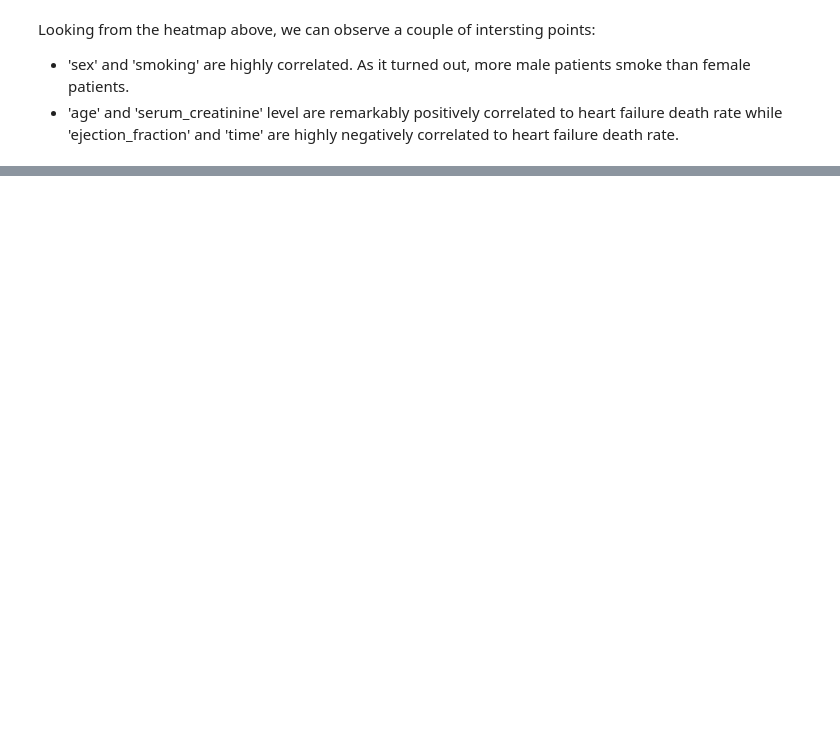
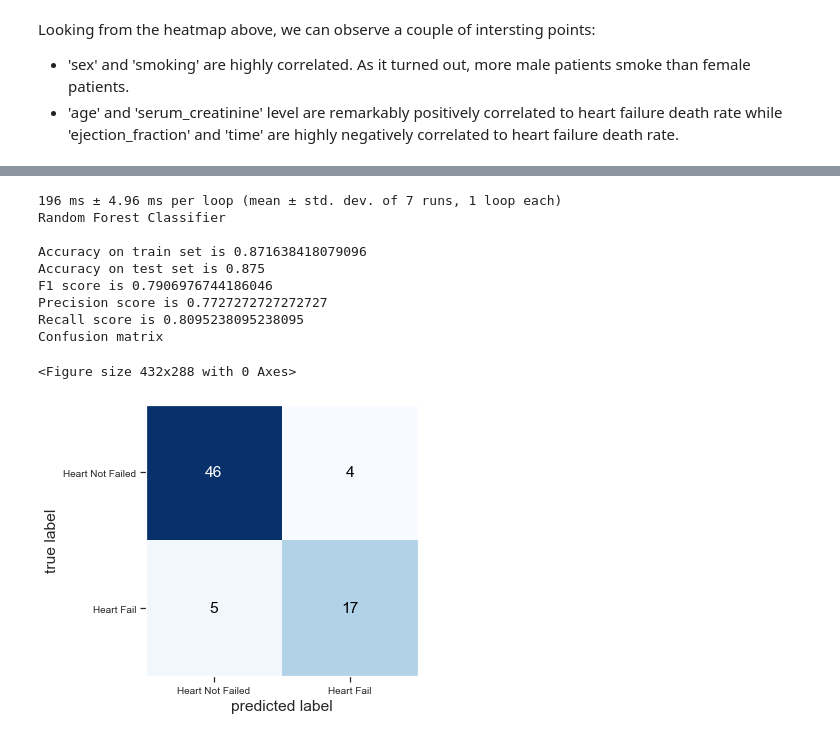
Before and after one commit to vilandao/heart_failure_prediction, a Jupyter notebook: heart_failure_prediction.ipynb, the cells around one changed output, grey strips where cells are left out. Saved outputs shown, nothing was run; the diff lists cells and outputs as text; code cells hidden in the pictures; blank space fills up the shorter version.

```diff
--- a/heart_failure_prediction.ipynb
+++ b/heart_failure_prediction.ipynb
@@ -313,0 +435,16 @@ Looking from the heatmap above, we can observe a couple of intersting points:
+# %%
+# Random forest classifier:
+rfc = RandomForestClassifier(n_estimators=200, criterion='entropy', max_depth=2, random_state=123)
+model_execute(rfc, "Random Forest Classifier", X_train, y_train, X_test, y_test)
+# %% [output]
+196 ms ± 4.96 ms per loop (mean ± std. dev. of 7 runs, 1 loop each)
+Random Forest Classifier
+
+Accuracy on train set is 0.871638418079096
+Accuracy on test set is 0.875
+F1 score is 0.7906976744186046
+Precision score is 0.7727272727272727
+Recall score is 0.8095238095238095
+Confusion matrix
+<Figure size 432x288 with 0 Axes>
+[figure, added]
```
Also changed, not shown: parts of 25 cells of this notebook.
